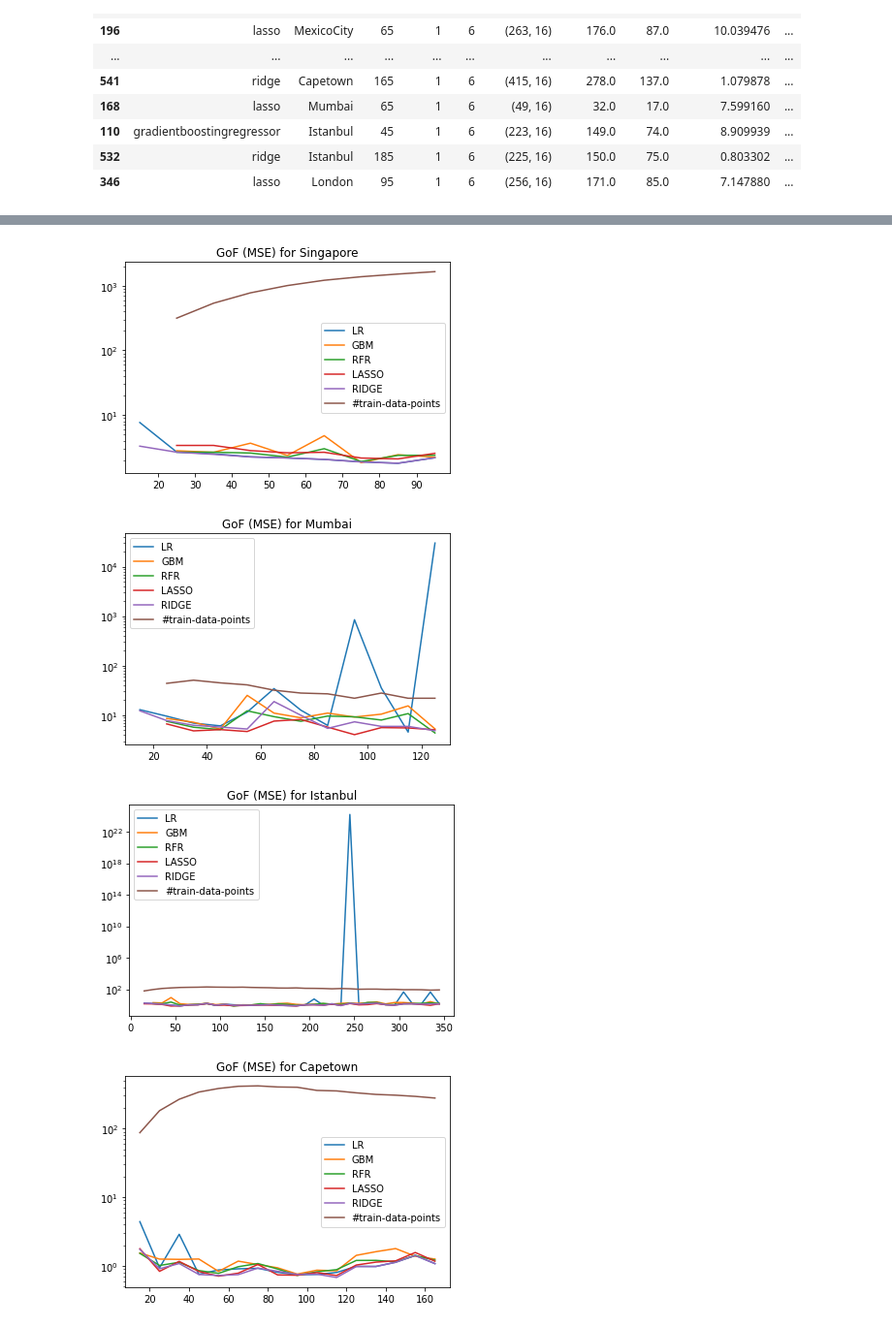
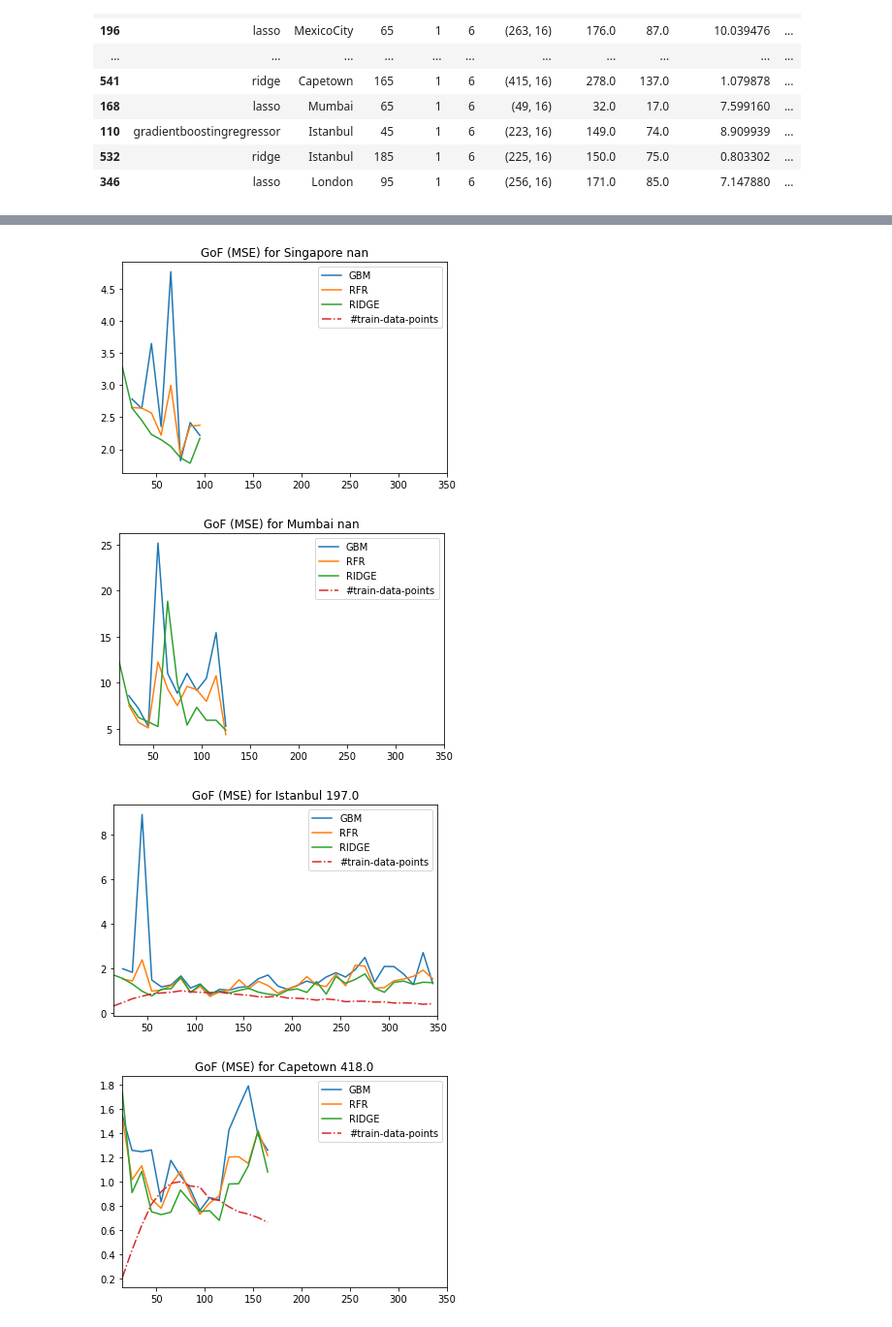
Before and after one commit to mie-lab/Urbanscales, a Jupyter notebook: jupyternotebooks/Analyse_gof_file.ipynb, the cells around one changed output, grey strips where cells are left out. Shown at 97% size. Saved outputs shown, nothing was run; the diff lists cells and outputs as text; code cells hidden in the pictures.

```diff
--- a/jupyternotebooks/Analyse_gof_file.ipynb
+++ b/jupyternotebooks/Analyse_gof_file.ipynb
@@ -80,16 +80,18 @@ for city in ["Singapore", "Mumbai", "Istanbul", "Capetown", "London", "MexicoCit
 
         x.append(scale)
 
+    max_train_size = max(train_size)
+    train_size = [k/max_train_size for k in train_size]
 
-    train_size = [k/max(train_size) for k in train_size]
-    plt.plot(x, lr, label = "LR")
+#     plt.plot(x, lr, label = "LR")
     plt.plot(x, gbm, label = "GBM")
     plt.plot(x, rfr, label = "RFR")
-    plt.plot(x, lasso, label = "LASSO")
+#     plt.plot(x, lasso, label = "LASSO")
     plt.plot(x, ridge, label = "RIDGE")
-    plt.plot(x, train_size, "-",label = "#train-data-points")
+    plt.plot(x, train_size, '-.',label = "#train-data-points")
     plt.legend()
-    plt.ylim(-0.8,0.8)
+#     plt.ylim(-0.8,0.8)
+    plt.xlim(15, 350)
     plt.title("GoF (QWK) for " + city)
     plt.show()
 # %% [output]
@@ -130,40 +132,43 @@ for city in ["Singapore", "Mumbai", "Istanbul", "Capetown", "London", "MexicoCit
             rfr.append(b["mu-scores-mse"].to_numpy().flatten().tolist()[0])
         except:
             rfr.append(float('nan'))
 
         try:
             b = df.loc[(df['city'] == city) & (df['seed'] == scale) & (df['model'] == "ridge")]
             ridge.append(b["mu-scores-mse"].to_numpy().flatten().tolist()[0])
         except:
             ridge.append(float('nan'))
 
         try:
             b = df.loc[(df['city'] == city) & (df['seed'] == scale) & (df['model'] == "lasso")]
             lasso.append(b["mu-scores-mse"].to_numpy().flatten().tolist()[0])
         except:
             lasso.append(float('nan'))
 
         try:
             b = df.loc[(df['city'] == city) & (df['seed'] == scale) & (df['model'] == "lasso")]
             train_size.append(b["trainSize"].to_numpy().flatten().tolist()[0])
         except:
             train_size.append(float('nan'))
 
         x.append(scale)
 
-    plt.plot(x, lr, label = "LR")
+    max_train_size = max(train_size)
+    train_size = [k/max_train_size for k in train_size]
+
+#     plt.plot(x, lr, label = "LR")
     plt.plot(x, gbm, label = "GBM")
     plt.plot(x, rfr, label = "RFR")
-    plt.plot(x, lasso, label = "LASSO")
+#     plt.plot(x, lasso, label = "LASSO")
     plt.plot(x, ridge, label = "RIDGE")
-    plt.plot(x, train_size, label = "#train-data-points")
+    plt.plot(x, train_size, '-.',label = "#train-data-points")
     plt.legend()
-    plt.yscale("log")
-#     plt.ylim(0, 20)
-    plt.title("GoF (MSE) for " + city)
+#     plt.ylim(-0.8,0.8)
+    plt.xlim(15, 350)
+    plt.title("GoF (MSE) for " + city + " "+ str(max_train_size))
     plt.show()
 # %% [output]
-[figure, old version]
+[figure, new version]
-[figure, old version]
+[figure, new version]
-[figure, old version]
+[figure, new version]
-[figure, old version]
+[figure, new version]
```
Also changed, not shown: parts of 3 cells of this notebook.
